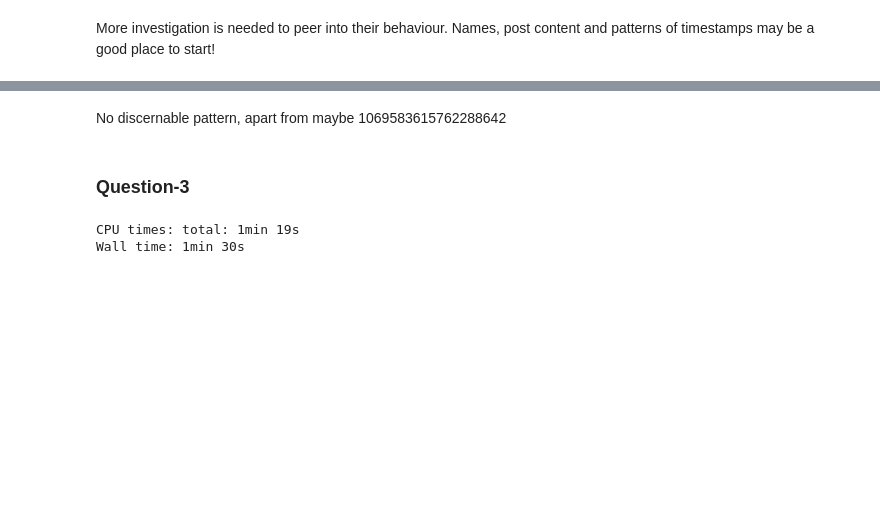
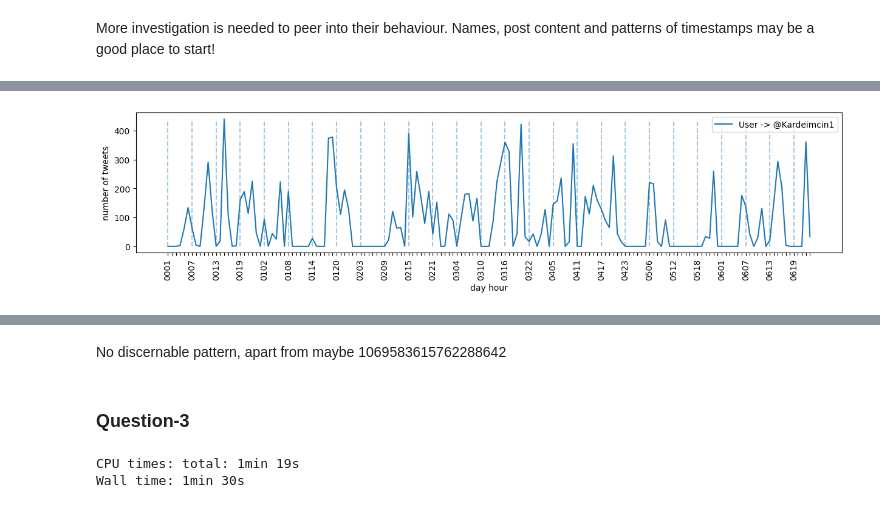
Before and after one commit to katoxiv/X-Notebooks, a Jupyter notebook: Twitter_Coursework/02_Users.ipynb, the cells around one changed output, grey strips where cells are left out. Drawn from its saved outputs; the diff is of its cells as text; code cells hidden in the pictures; blank space fills up the shorter version.

```diff
--- a/Twitter_Coursework/02_Users.ipynb
+++ b/Twitter_Coursework/02_Users.ipynb
@@ -219,0 +294,4 @@ Wall time: 9.23 s
+# %%
+hrs = hi_usage(twt_df , 1402775770481713157 , '@Kardeimcin1')
+# %% [output]
+[figure, added]
```
Also changed, not shown: parts of 29 cells of this notebook, 2 other files.
